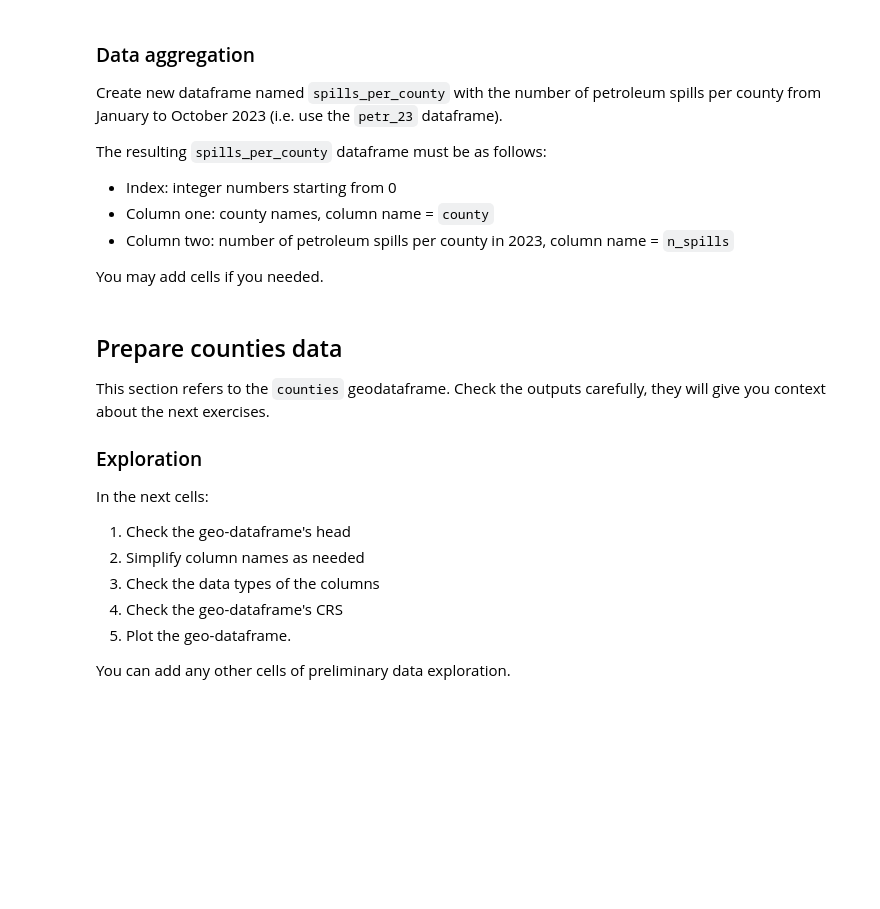
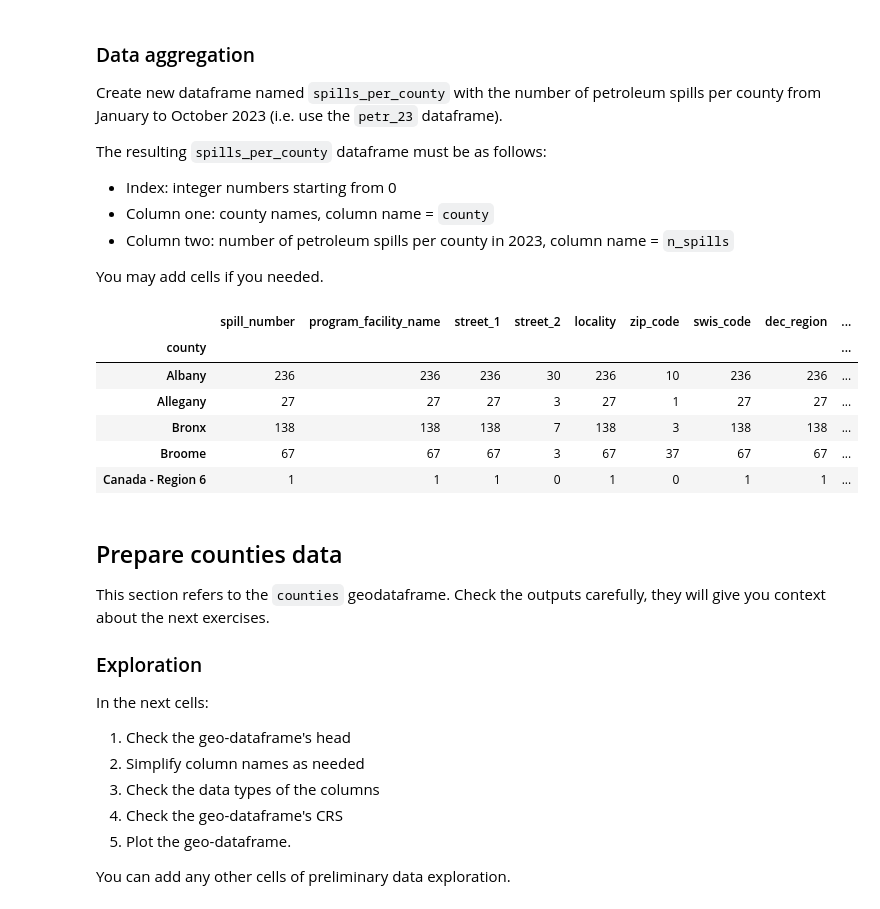
Before and after one commit to mwidas/220-assignment-3-mwidas, a Jupyter notebook: hwk3-task1-spills.ipynb, the cells around one changed output. Cells and saved outputs as stored; diff of their text form; code cells hidden in the pictures; blank space fills up the shorter version.

```diff
--- a/hwk3-task1-spills.ipynb
+++ b/hwk3-task1-spills.ipynb
@@ -213,6 +213,17 @@ The resulting `spills_per_county` dataframe must be as follows:
 You may add cells if you needed.
 # %%
 # your code here
+spills_per_county = petr_23.groupby('county').count()
+
+spills_per_county.head()
+# %% [output]
+|  | spill_number | program_facility_name | street_1 | street_2 | locality | zip_code | swis_code | dec_region | ... |
+| county |  |  |  |  |  |  |  |  | ... |
+| Albany | 236 | 236 | 236 | 30 | 236 | 10 | 236 | 236 | ... |
+| Allegany | 27 | 27 | 27 | 3 | 27 | 1 | 27 | 27 | ... |
+| Bronx | 138 | 138 | 138 | 7 | 138 | 3 | 138 | 138 | ... |
+| Broome | 67 | 67 | 67 | 3 | 67 | 37 | 67 | 67 | ... |
+| Canada - Region 6 | 1 | 1 | 1 | 0 | 1 | 0 | 1 | 1 | ... |
 # %% [markdown]
 ## Prepare counties data
 
```
